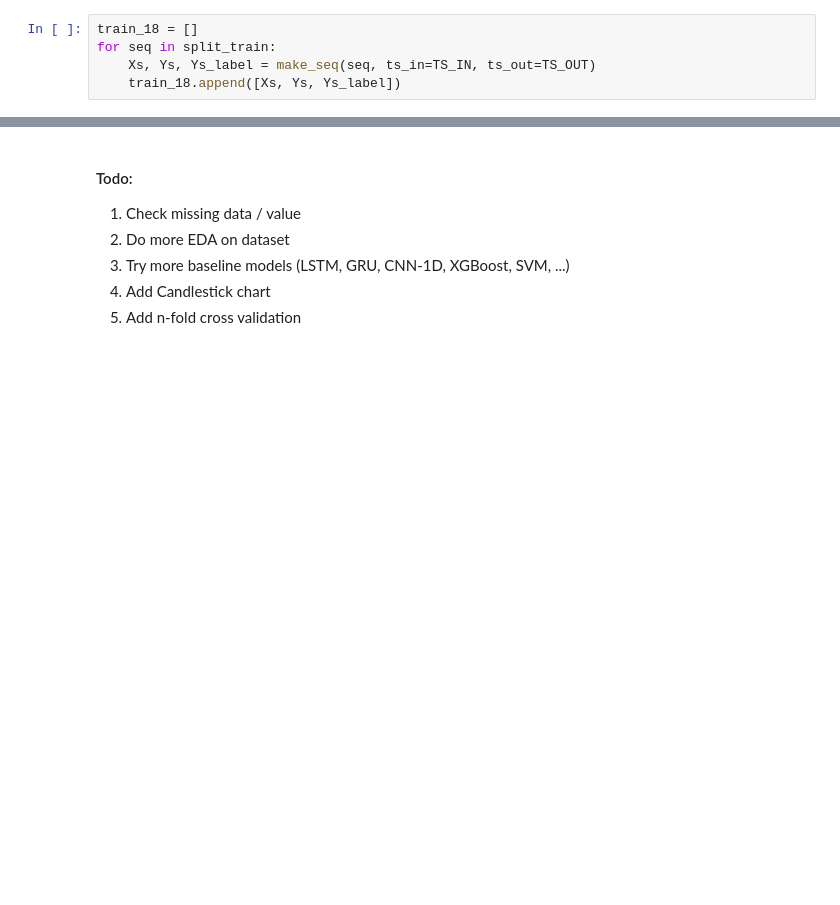
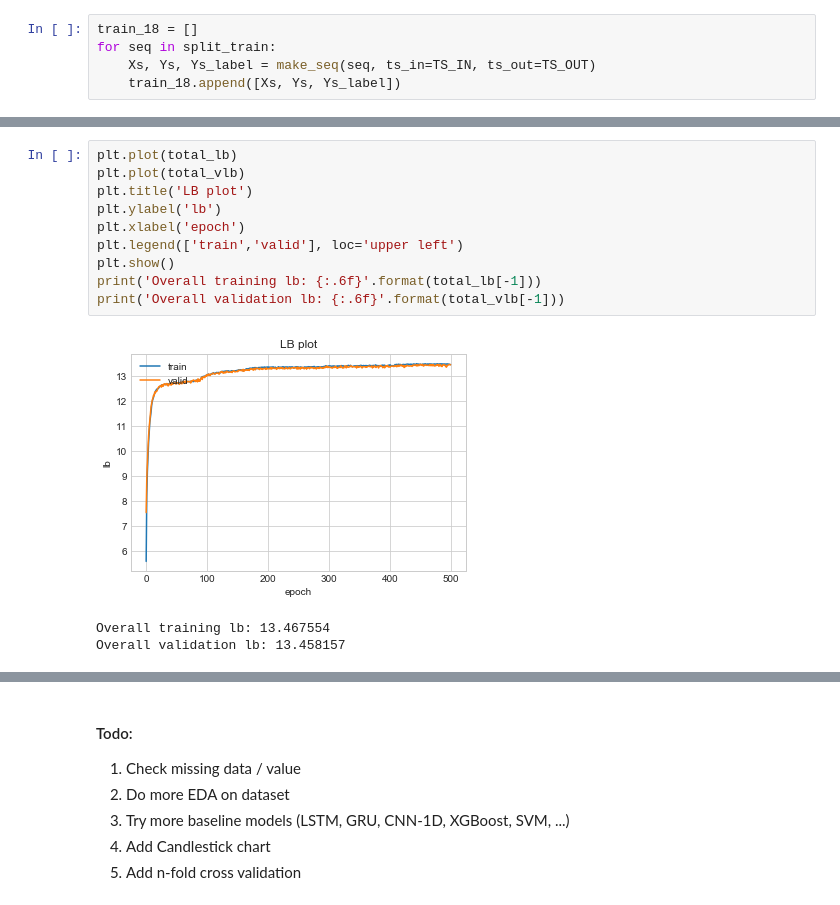
Before and after one commit to peter0749/Tbrain_2018_stock_prediction, a Jupyter notebook: lstm.ipynb, the cells around one changed output, grey strips where cells are left out. Saved outputs shown, nothing was run; the diff lists cells and outputs as text; blank space fills up the shorter version.

```diff
--- a/lstm.ipynb
+++ b/lstm.ipynb
@@ -259,4 +281,18 @@ validation lb: 0.150305
 ... (24 outputs left out)
+# %%
+plt.plot(total_lb)
+plt.plot(total_vlb)
+plt.title('LB plot')
+plt.ylabel('lb')
+plt.xlabel('epoch')
+plt.legend(['train','valid'], loc='upper left')
+plt.show()
+print('Overall training lb: {:.6f}'.format(total_lb[-1]))
+print('Overall validation lb: {:.6f}'.format(total_vlb[-1]))
+# %% [output]
+[figure, added]
+Overall training lb: 13.467554
+Overall validation lb: 13.458157
 # %% [markdown]
 ![](https://tbrain.trendmicro.com.tw/Content/img/18etf.png)
 # %% [markdown]
```
Also changed, not shown: parts of 7 cells of this notebook, 2 other files.
